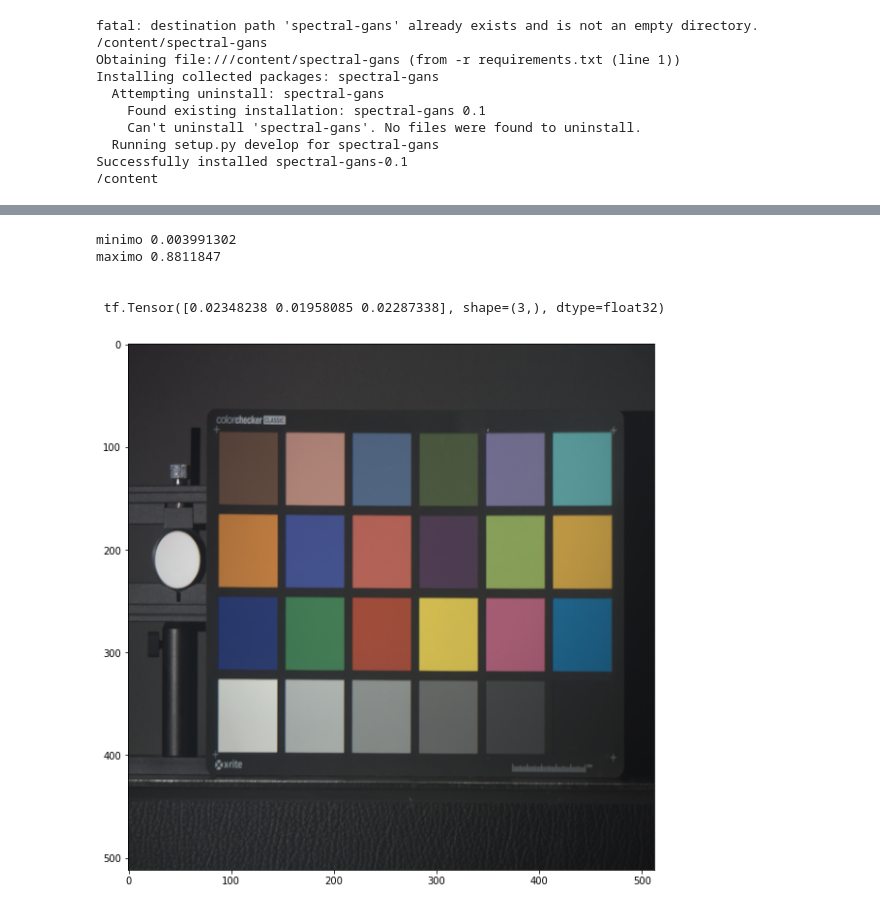
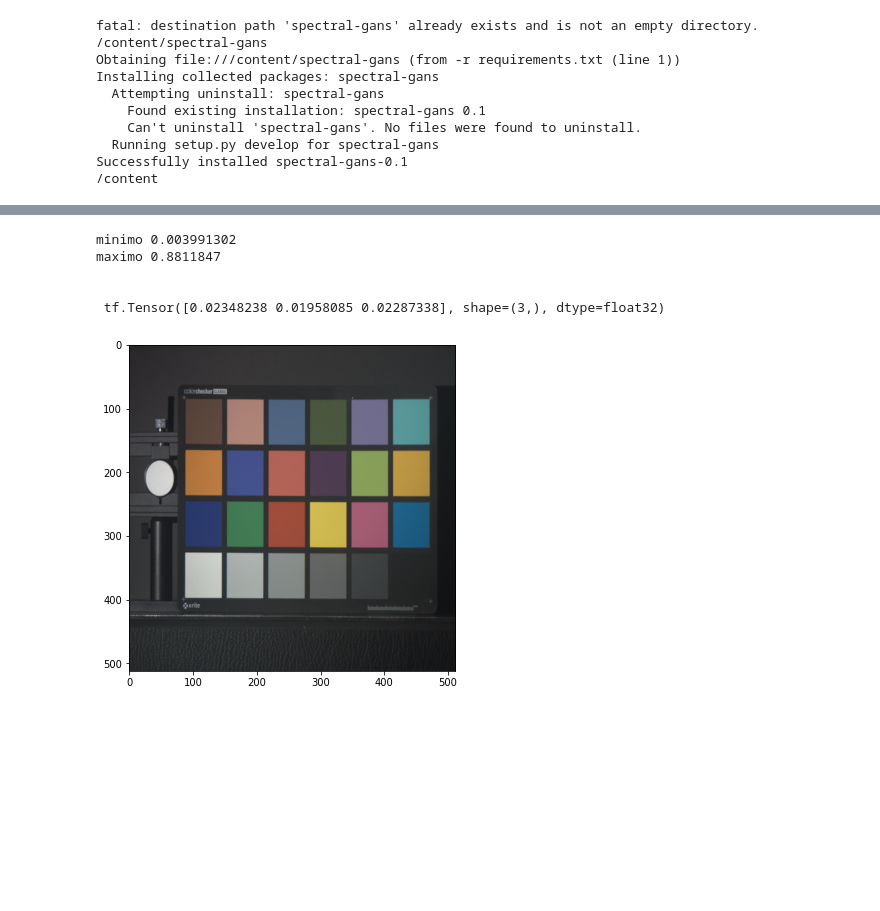
Before and after one commit to bemc22/spectral-gans, a Jupyter notebook: notebooks/train.ipynb, the cells around one changed output, grey strips where cells are left out. Cells and saved outputs as stored; diff of their text form; code cells hidden in the pictures; blank space fills up the shorter version.

```diff
--- a/notebooks/train.ipynb
+++ b/notebooks/train.ipynb
@@ -93,23 +93,25 @@ notebooks  requirements.txt  spectral_gans
 start , stop, bands = 400, 720 , 31
 RGB = get_RGB_matrix(start, stop, bands)
 # %%
+#@title Imagen de ejemplo
+
 sample = next(iter(train_ds))
 im = np.expand_dims(sample[0,...], axis = 0)
 
 rgb = spec2rgb(im, RGB)
 print( "minimo",np.min(rgb))
 print( "maximo",np.max(rgb))
 
-plt.figure(figsize=(10,10))
+plt.figure(figsize=(6,6))
 plt.imshow(np.power(rgb[0,:,:,:], 0.5))
 print('\n\n',rgb[0, 0,0])
 # %% [output]
 minimo 0.003991302
 maximo 0.8811847
 
 
  tf.Tensor([0.02348238 0.01958085 0.02287338], shape=(3,), dtype=float32)
-[figure, old version]
+[figure, new version]
 # %%
 #@title **Código:** definiendo el optimizador y arquitectura de la red
 
```
Also changed, not shown: parts of 10 cells of this notebook, 1 other file.
